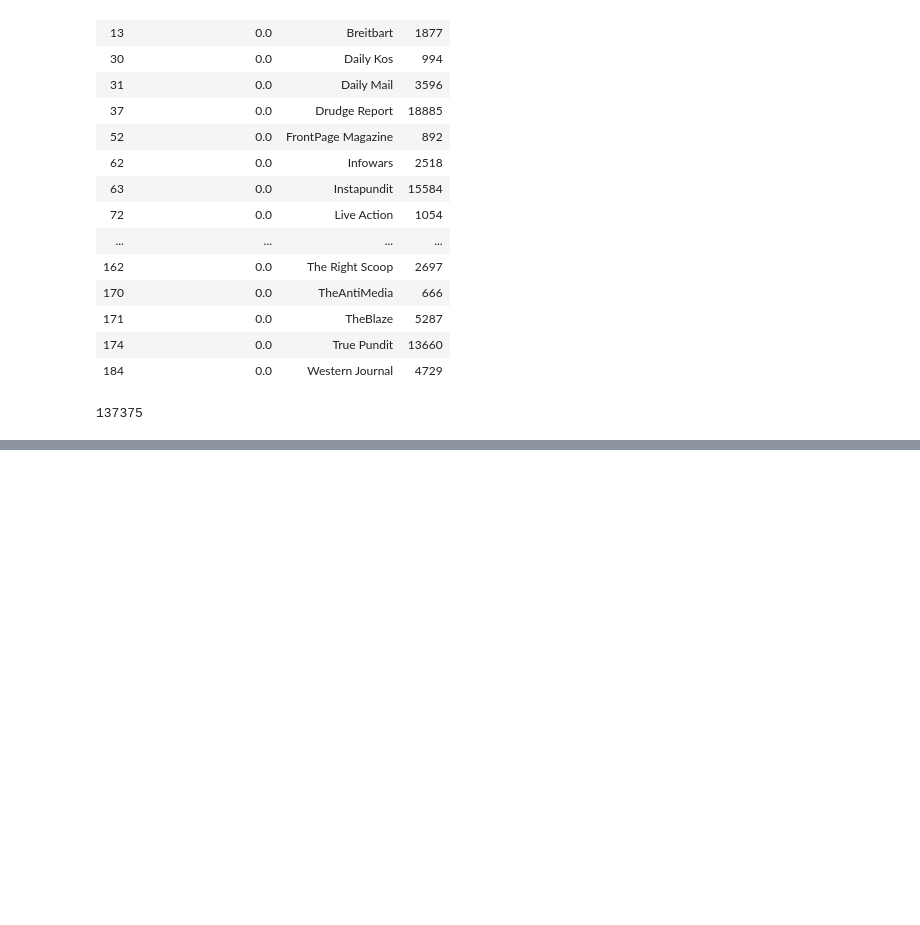
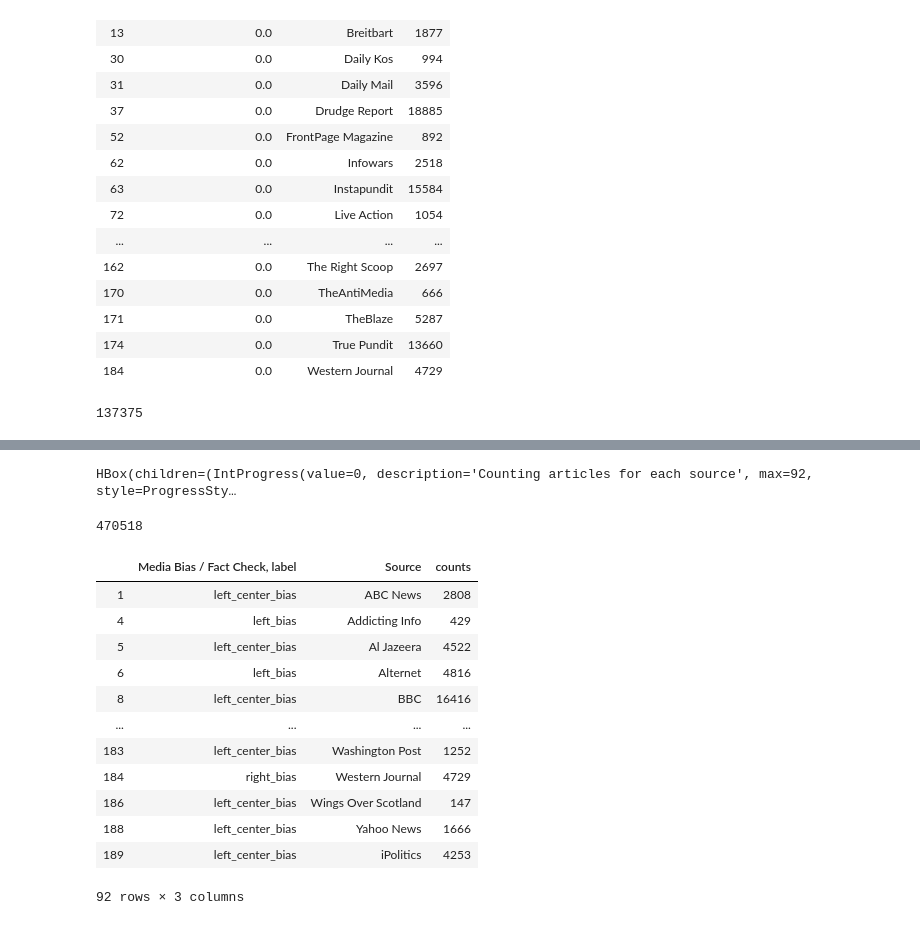
Before and after one commit to WarmCyan/news-bias-research, a Jupyter notebook: notebooks/2_NELASourceAggregation.ipynb, the cells around one changed output, grey strips where cells are left out. Drawn from its saved outputs; the diff is of its cells as text; code cells hidden in the pictures; blank space fills up the shorter version.

Commit message:
Progress on getting the sources collected for the other prediction tasks

```diff
--- a/notebooks/2_NELASourceAggregation.ipynb
+++ b/notebooks/2_NELASourceAggregation.ipynb
@@ -291,0 +315,3 @@ ng_unreliable.counts.sum()
+# %%
+mbfc_lbl = 'Media Bias / Fact Check, label'
+labels_df[mbfc_lbl].value_counts()
@@ -291,0 +328,30 @@ ng_unreliable.counts.sum()
+# %%
+mbfc_biased = add_counts_to_df(labels_df[
+    (labels_df[mbfc_lbl] == "left_bias") |
+    (labels_df[mbfc_lbl] == "left_center_bias") |
+    (labels_df[mbfc_lbl] == "right_center_bias") |
+    (labels_df[mbfc_lbl] == "right_bias")
+][[mbfc_lbl, "Source"]])
+
+#mbfc_biased = add_counts_to_df(labels_df[labels_df[mbfc_lbl] == "left_center_bias" or labels_df[mbfc_lbl == "left_bias"] or labels_df[mbfc_lbl] == "right_bias" or labels_df[mbfc_lbl] == "right_center_bias"][[mbfc_lbl, "Source"]])
+#mbfc_biased
+# %% [output]
+HBox(children=(IntProgress(value=0, description='Counting articles for each source', max=92, style=ProgressSty…
+# %%
+print(mbfc_biased.counts.sum())
+mbfc_biased
+# %% [output]
+470518
+|  | Media Bias / Fact Check, label | Source | counts |
+| 1 | left_center_bias | ABC News | 2808 |
+| 4 | left_bias | Addicting Info | 429 |
+| 5 | left_center_bias | Al Jazeera | 4522 |
+| 6 | left_bias | Alternet | 4816 |
+| 8 | left_center_bias | BBC | 16416 |
+| ... | ... | ... | ... |
+| 183 | left_center_bias | Washington Post | 1252 |
+| 184 | right_bias | Western Journal | 4729 |
+| 186 | left_center_bias | Wings Over Scotland | 147 |
+| 188 | left_center_bias | Yahoo News | 1666 |
+| 189 | left_center_bias | iPolitics | 4253 |
+92 rows × 3 columns
```
Also changed, not shown: parts of 5 cells of this notebook, 1 other file.
